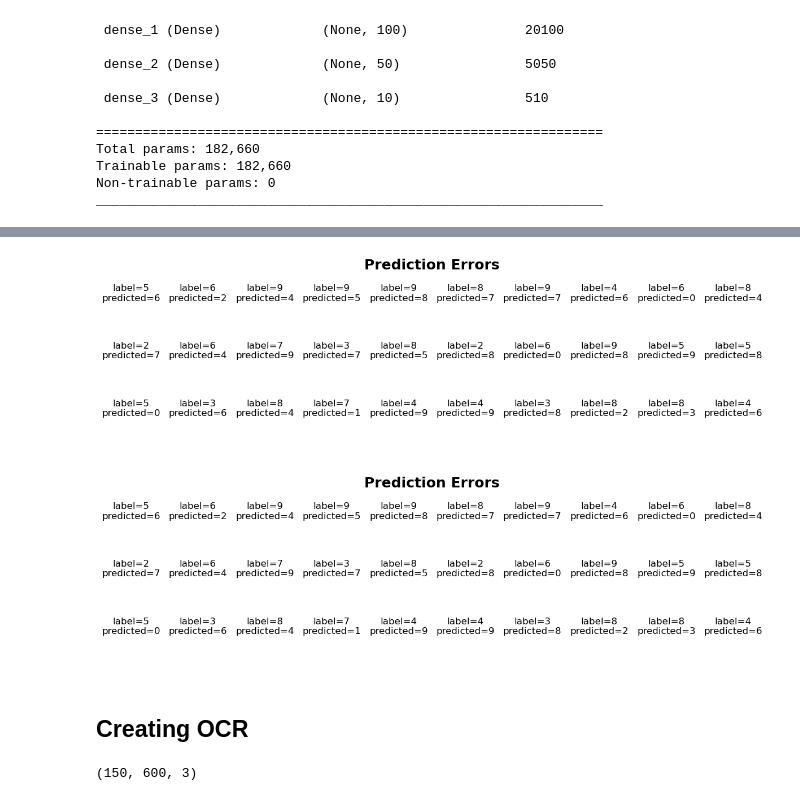
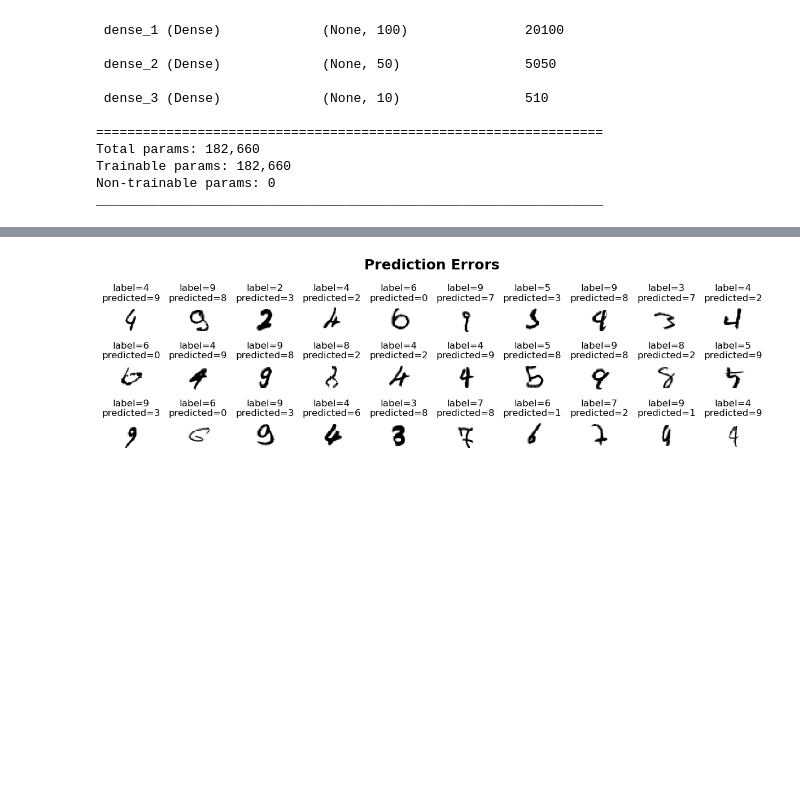
Before and after one commit to olucaslopes/Draw2Text, a Jupyter notebook: notebooks/train_mnist_predictor.ipynb, the cells around one changed output, grey strips where cells are left out. Drawn from its saved outputs; the diff is of its cells as text; code cells hidden in the pictures; blank space fills up the shorter version.

```diff
--- a/notebooks/train_mnist_predictor.ipynb
+++ b/notebooks/train_mnist_predictor.ipynb
@@ -52,7 +49,7 @@ X_train, X_valid, X_test = X_train / 255., X_valid / 255., X_test_full / 255.
 # %% [markdown]
 ## Building a model to predict the digits
 # %%
-retrain = False
+retrain = True
 # %%
 tf.keras.backend.clear_session()
 tf.random.set_seed(42)
@@ -90,8 +87,11 @@ Total params: 182,660
 Trainable params: 182,660
 Non-trainable params: 0
 _________________________________________________________________
+# %%
+early_stopping_cb = tf.keras.callbacks.EarlyStopping(patience=10)
+checkpoint_cb = tf.keras.callbacks.ModelCheckpoint("./models/default_mnist.h5", save_best_only=True)
 # %%
 if retrain:
-    history = model.fit(X_train, y_train, batch_size=32, validation_data=(X_valid, y_valid), epochs=20)
+    history = model.fit(X_train, y_train, batch_size=32, validation_data=(X_valid, y_valid), epochs=100, callbacks=[early_stopping_cb, checkpoint_cb])
 else:
-    model = tf.keras.models.load_model('models/mnist_keras_model')
+    model = tf.keras.models.load_model('./models/default_mnist.h5')
@@ -101,3 +116,3 @@ if retrain:
 # %%
-y_pred = np.argmax(model.predict(X_test), axis=1)
+y_pred = np.argmax(model.predict(X_test_full), axis=1)
 # %% [output]
@@ -132,12 +162,9 @@ plt.show()
 # %%
 plot_numbers(
-    img_array=X_test[y_pred != y_test],
+    img_array=X_test_full[y_pred != y_test],
     true_label=y_test[y_pred != y_test],
     predicted_label=y_pred[y_pred != y_test],
     title='Prediction Errors'
-)
+);
 # %% [output]
-[figure, old version]
+[figure, new version]
-[figure, removed]
-# %% [markdown]
-## Creating OCR
@@ -149,4 +170,0 @@ image = cv2.imread("img/img_run_2023_04_02_11_57_58.png")
-# %%
-image.shape
-# %% [output]
-(150, 600, 3)
```
Also changed, not shown: parts of 31 cells of this notebook.
